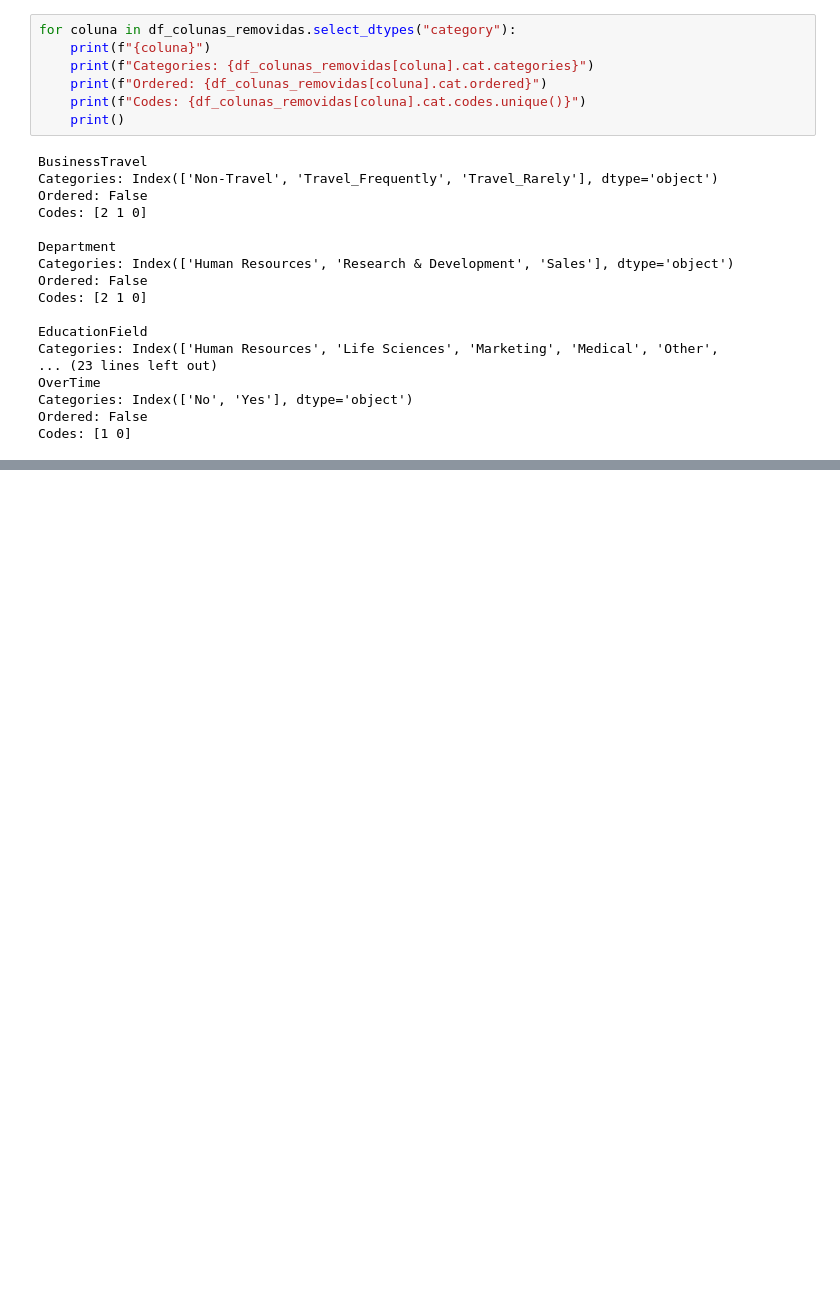
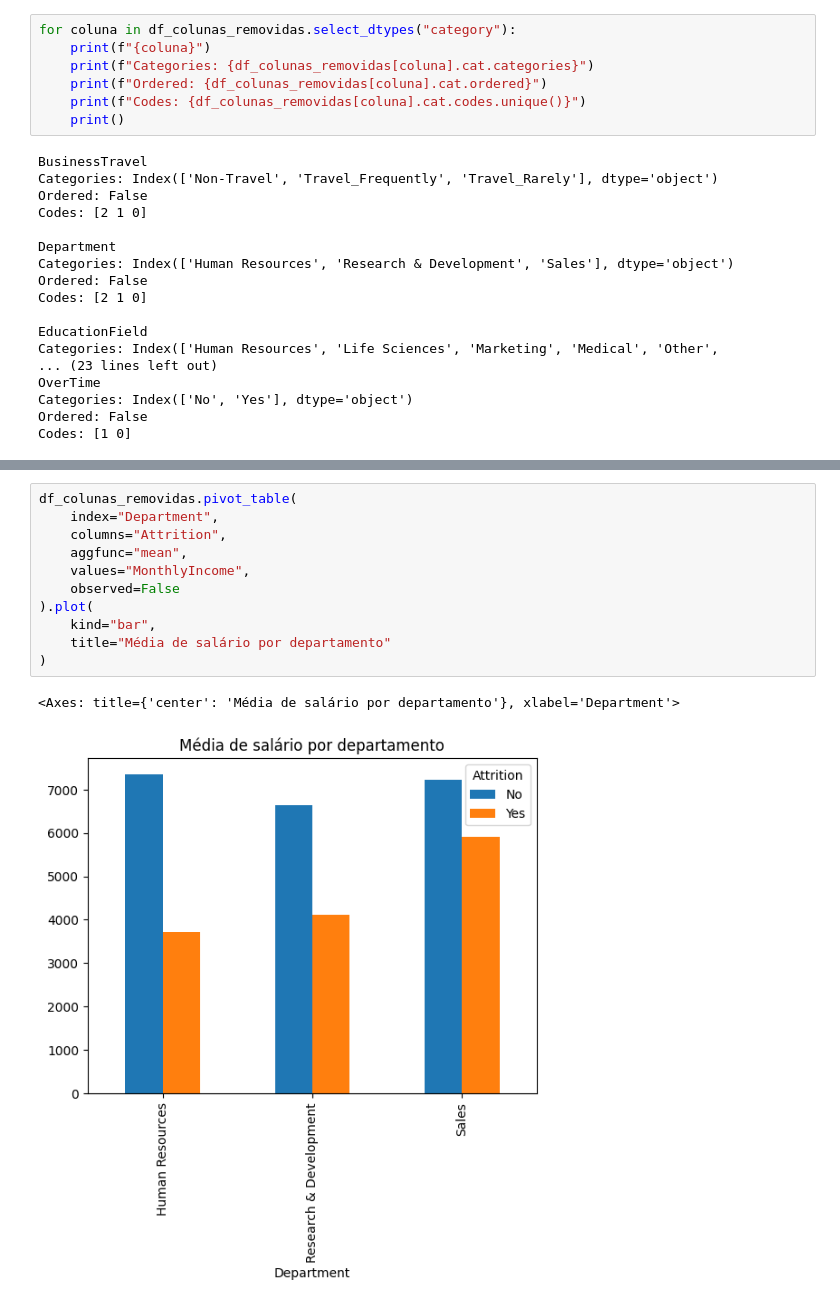
Before and after one commit to Anderson-Andy-Correa/20-Python-Ciencia_de_Dados-Hashtag, a Jupyter notebook: 05-Pandas/26_37-Projeto_IBM_Exercicios.ipynb, the cells around one changed output, grey strips where cells are left out. Cells and saved outputs as stored; diff of their text form; blank space fills up the shorter version.

```diff
--- a/05-Pandas/26_37-Projeto_IBM_Exercicios.ipynb
+++ b/05-Pandas/26_37-Projeto_IBM_Exercicios.ipynb
@@ -594,0 +588,14 @@ with pd.option_context("float_format", "$ {:_.2f}".format):
+# %%
+df_colunas_removidas.pivot_table(
+    index="Department",
+    columns="Attrition",
+    aggfunc="mean",
+    values="MonthlyIncome",
+    observed=False
+).plot(
+    kind="bar",
+    title="Média de salário por departamento"
+)
+# %% [output]
+<Axes: title={'center': 'Média de salário por departamento'}, xlabel='Department'>
+[figure, added]
```
Also changed, not shown: parts of 71 cells of this notebook.
